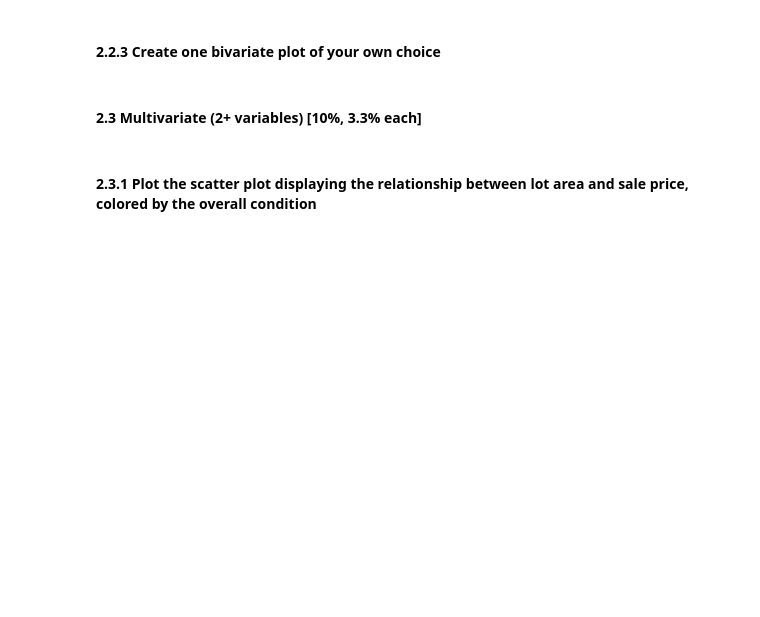
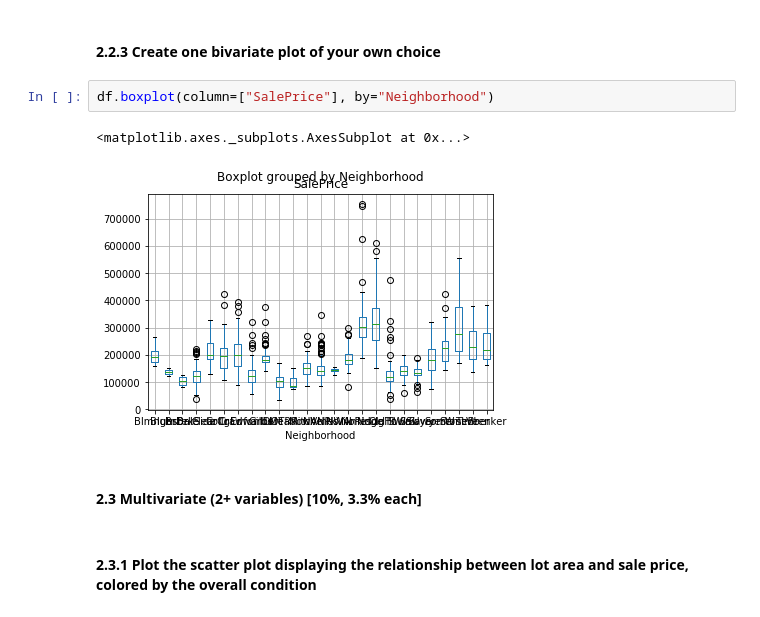
Before and after one commit to jin-sj/cs686_machine_learning, a Jupyter notebook: hw1/homework_01.ipynb, the cells around one changed output. Drawn from its saved outputs; the diff is of its cells as text; blank space fills up the shorter version.

```diff
--- a/hw1/homework_01.ipynb
+++ b/hw1/homework_01.ipynb
@@ -292,5 +299,10 @@ HINT: The result should look something like [this](https://s3-us-west-1.amazonaw
 # %% [markdown]
 #### 2.2.3 Create one bivariate plot of your own choice
+# %%
+df.boxplot(column=["SalePrice"], by="Neighborhood")
+# %% [output]
+<matplotlib.axes._subplots.AxesSubplot at 0x...>
+[figure, added]
 # %% [markdown]
 #### 2.3 Multivariate (2+ variables) [10%, 3.3% each]
 # %% [markdown]
```
Also changed, not shown: parts of 17 cells of this notebook.
